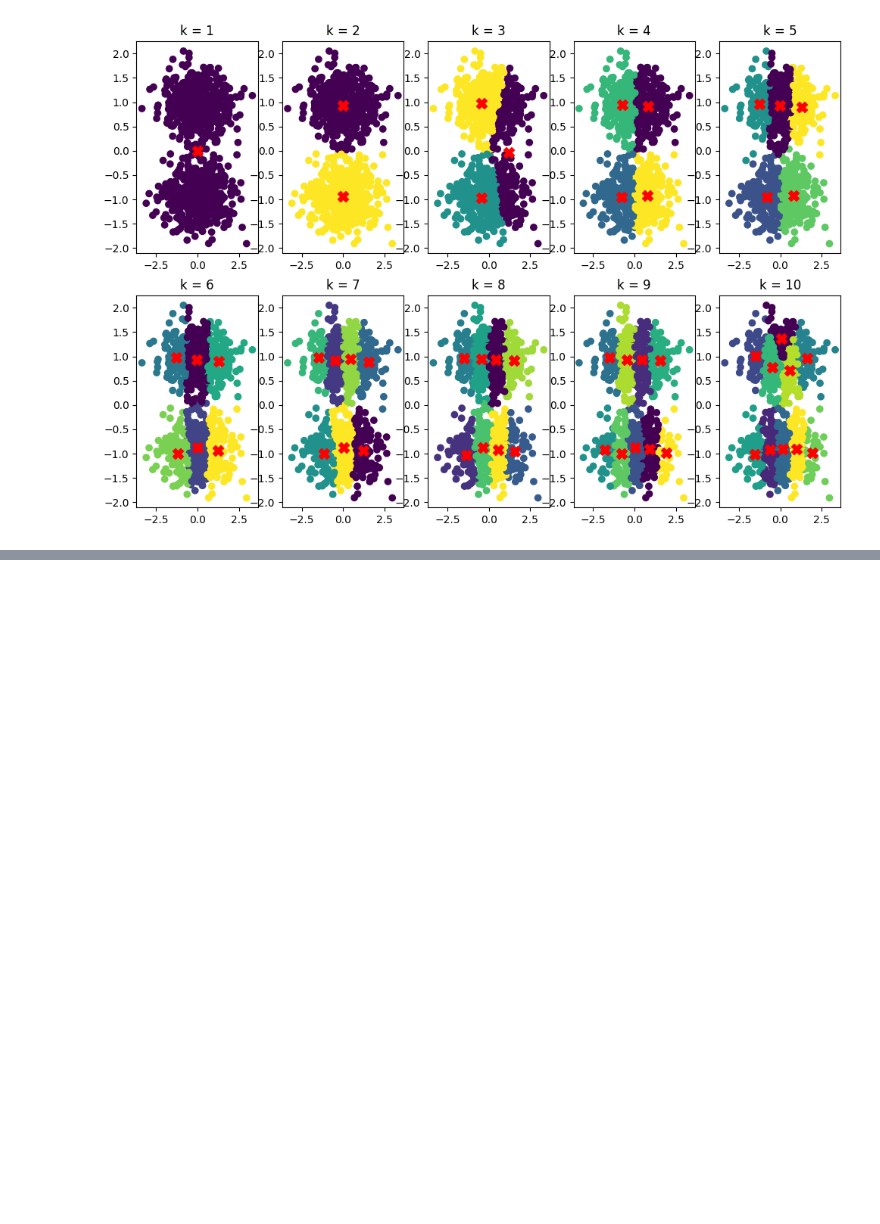
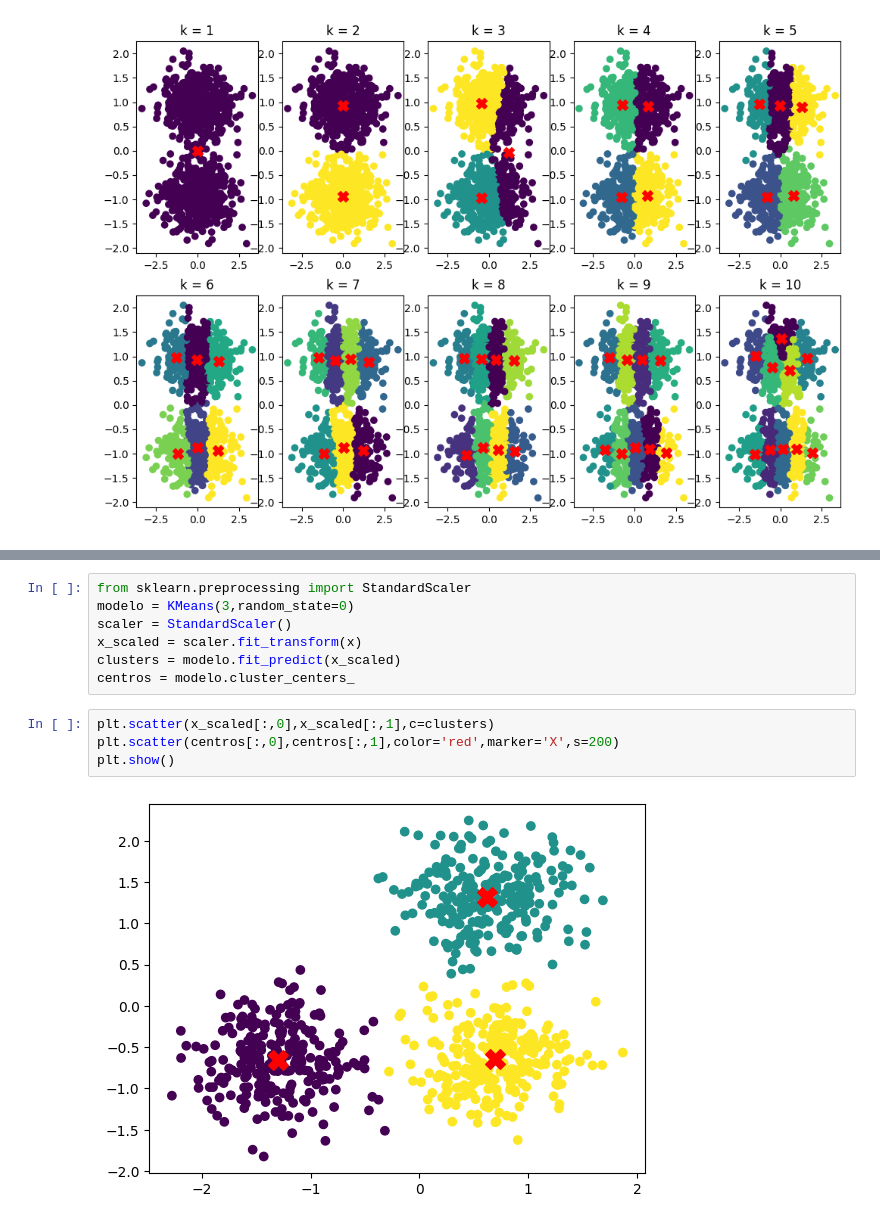
Before and after one commit to martinbedia/mineria, a Jupyter notebook: 30oct.ipynb, the cells around one changed output, grey strips where cells are left out. Drawn from its saved outputs; the diff is of its cells as text; blank space fills up the shorter version.

```diff
--- a/30oct.ipynb
+++ b/30oct.ipynb
@@ -312,0 +437,13 @@ plt.show()
+# %%
+from sklearn.preprocessing import StandardScaler
+modelo = KMeans(3,random_state=0)
+scaler = StandardScaler()
+x_scaled = scaler.fit_transform(x)
+clusters = modelo.fit_predict(x_scaled)
+centros = modelo.cluster_centers_
+# %%
+plt.scatter(x_scaled[:,0],x_scaled[:,1],c=clusters)
+plt.scatter(centros[:,0],centros[:,1],color='red',marker='X',s=200)
+plt.show()
+# %% [output]
+[figure, added]
```
Also changed, not shown: parts of 24 cells of this notebook.
